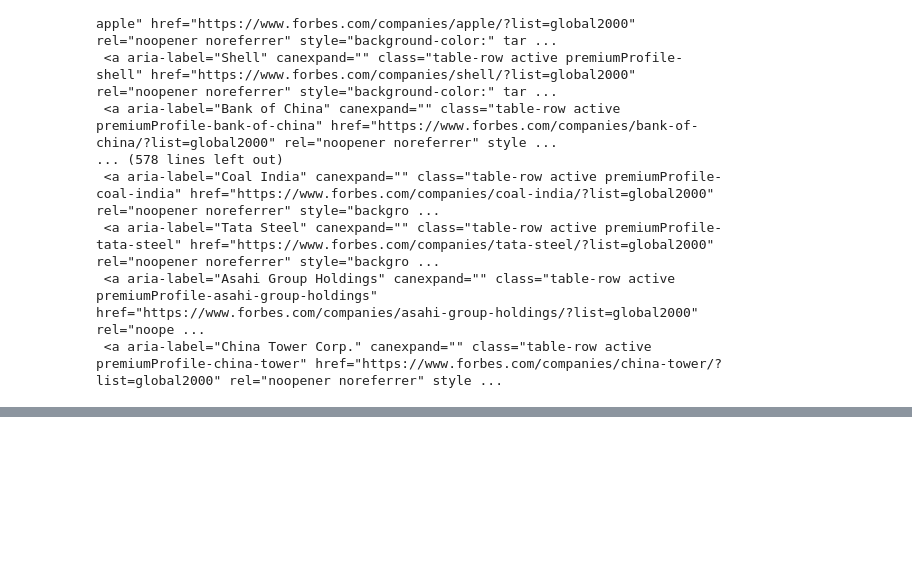
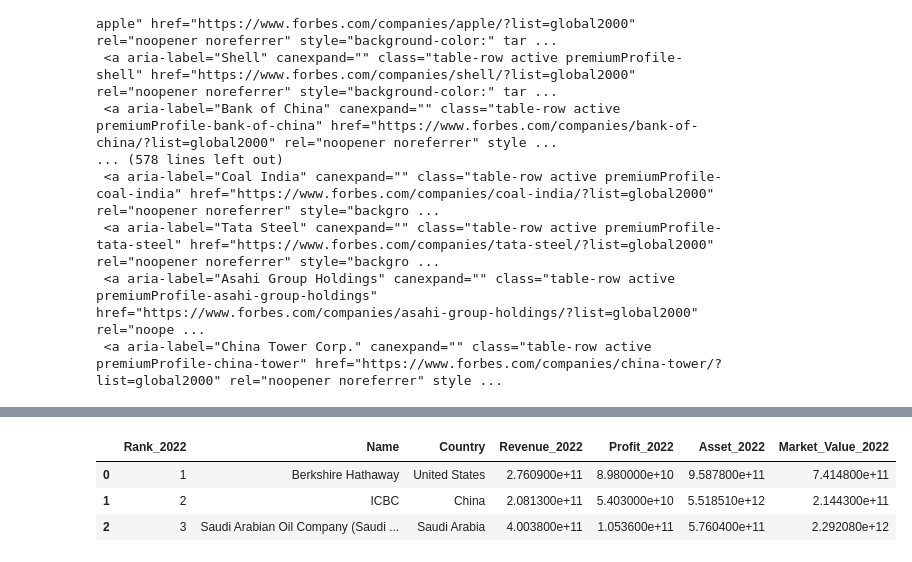
Before and after one commit to swapnilc10/webscraping_forbes_data, a Jupyter notebook: forbes_2023.ipynb, the cells around one changed output, grey strips where cells are left out. Drawn from its saved outputs; the diff is of its cells as text; code cells hidden in the pictures; blank space fills up the shorter version.

```diff
--- a/forbes_2023.ipynb
+++ b/forbes_2023.ipynb
@@ -106,6 +98,14 @@ df.describe()
 | top | 1,751 | JPMorgan Chase | United States | 2.69 B | 1.18 B | 5.87 B | 4.17 B |
 | freq | 4 | 1 | 610 | 5 | 10 | 3 | 6 |
 # %%
+def replace_dollar_sign(func):
+    def wrapper(value):
+        value = value.replace('$', '')  # Remove dollar sign
+        return func(value)
+    return wrapper
+
+
+
 def convert_to_numeric(value):
     try:
         if 'B' in value:
@@ -142,0 +160,15 @@ df.describe()
+# %%
+df_2022 = df_2022.rename(columns={'rank ':'Rank_2022','global company': 'Name', 'country': 'Country', 'sales ':'Revenue_2022','profit ':'Profit_2022',
+                                  'assets':'Asset_2022','market value':'Market_Value_2022'})
+# %%
+df_2022['Revenue_2022'] = df_2022['Revenue_2022'].apply(replace_dollar_sign(convert_to_numeric))
+df_2022['Profit_2022'] = df_2022['Profit_2022'].apply(replace_dollar_sign(convert_to_numeric))
+df_2022['Asset_2022'] = df_2022['Asset_2022'].apply(replace_dollar_sign(convert_to_numeric))
+df_2022['Market_Value_2022'] = df_2022['Market_Value_2022'].apply(replace_dollar_sign(convert_to_numeric))
+# %%
+df_2022.head(3)
+# %% [output]
+|  | Rank_2022 | Name | Country | Revenue_2022 | Profit_2022 | Asset_2022 | Market_Value_2022 |
+| 0 | 1 | Berkshire Hathaway | United States | 2.760900e+11 | 8.980000e+10 | 9.587800e+11 | 7.414800e+11 |
+| 1 | 2 | ICBC | China | 2.081300e+11 | 5.403000e+10 | 5.518510e+12 | 2.144300e+11 |
+| 2 | 3 | Saudi Arabian Oil Company (Saudi ... | Saudi Arabia | 4.003800e+11 | 1.053600e+11 | 5.760400e+11 | 2.292080e+12 |
```
Also changed, not shown: parts of 15 cells of this notebook.
